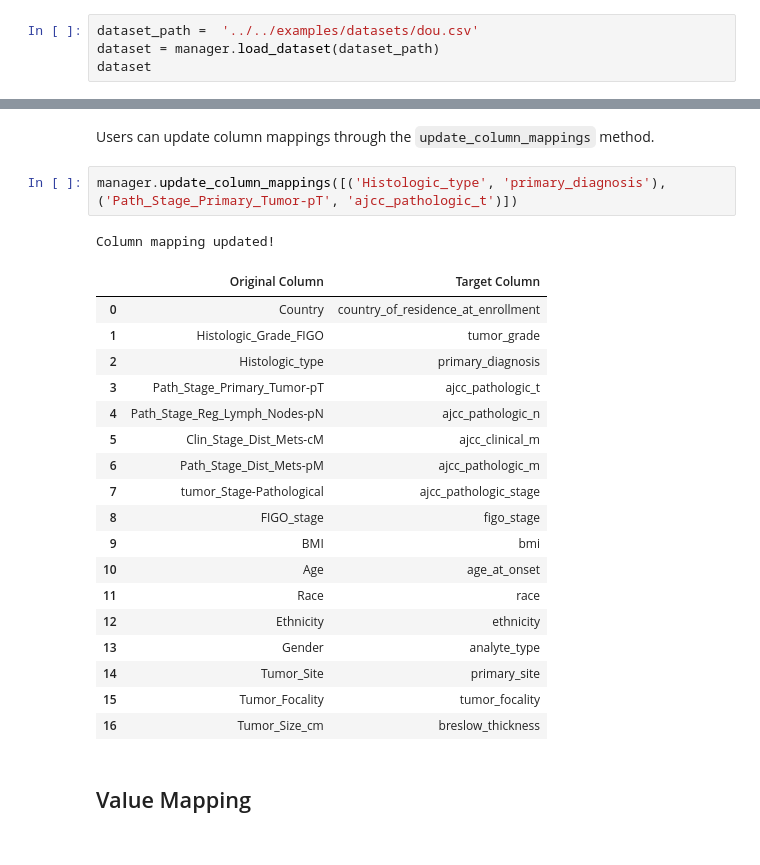
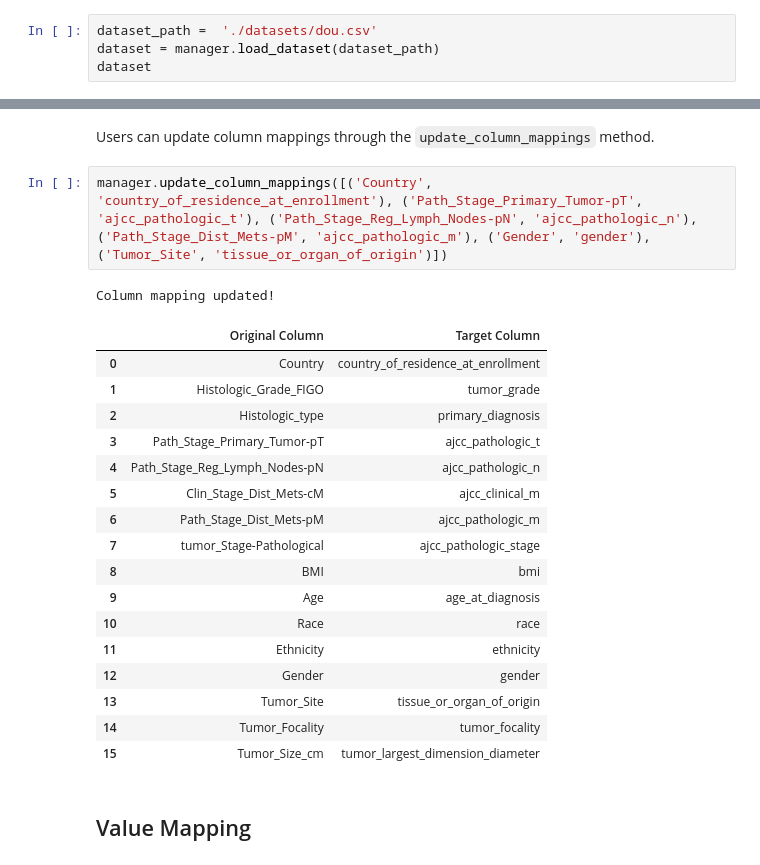
Before and after one commit to VIDA-NYU/bdi-kit, a Jupyter notebook: docs/source/getting-started.ipynb, the cells around one changed output, grey strips where cells are left out. Cells and saved outputs as stored; diff of their text form.

Commit message:
Update example

```diff
--- a/docs/source/getting-started.ipynb
+++ b/docs/source/getting-started.ipynb
@@ -11,7 +11,7 @@ In this example, we are mapping data from Dou et al. (https://pubmed.ncbi.nlm.ni
 # %%
 manager = APIManager()
 # %%
-dataset_path =  '../../examples/datasets/dou.csv'
+dataset_path =  './datasets/dou.csv'
 dataset = manager.load_dataset(dataset_path)
 dataset
 # %% [output]
@@ -90,27 +90,26 @@ column_mappings = manager.map_columns(algorithm='GPTAlgorithm')
 # %% [markdown]
 Users can update column mappings through the `update_column_mappings` method.
 # %%
-manager.update_column_mappings([('Histologic_type', 'primary_diagnosis'), ('Path_Stage_Primary_Tumor-pT', 'ajcc_pathologic_t')])
+manager.update_column_mappings([('Country', 'country_of_residence_at_enrollment'), ('Path_Stage_Primary_Tumor-pT', 'ajcc_pathologic_t'), ('Path_Stage_Reg_Lymph_Nodes-pN', 'ajcc_pathologic_n'), ('Path_Stage_Dist_Mets-pM', 'ajcc_pathologic_m'), ('Gender', 'gender'), ('Tumor_Site', 'tissue_or_organ_of_origin')])
 # %% [output]
 Column mapping updated!
 |  | Original Column | Target Column |
 | 0 | Country | country_of_residence_at_enrollment |
 | 1 | Histologic_Grade_FIGO | tumor_grade |
 | 2 | Histologic_type | primary_diagnosis |
 | 3 | Path_Stage_Primary_Tumor-pT | ajcc_pathologic_t |
 | 4 | Path_Stage_Reg_Lymph_Nodes-pN | ajcc_pathologic_n |
 | 5 | Clin_Stage_Dist_Mets-cM | ajcc_clinical_m |
 | 6 | Path_Stage_Dist_Mets-pM | ajcc_pathologic_m |
 | 7 | tumor_Stage-Pathological | ajcc_pathologic_stage |
-| 8 | FIGO_stage | figo_stage |
-| 9 | BMI | bmi |
-| 10 | Age | age_at_onset |
-| 11 | Race | race |
-| 12 | Ethnicity | ethnicity |
-| 13 | Gender | analyte_type |
-| 14 | Tumor_Site | primary_site |
-| 15 | Tumor_Focality | tumor_focality |
-| 16 | Tumor_Size_cm | breslow_thickness |
+| 8 | BMI | bmi |
+| 9 | Age | age_at_diagnosis |
+| 10 | Race | race |
+| 11 | Ethnicity | ethnicity |
+| 12 | Gender | gender |
+| 13 | Tumor_Site | tissue_or_organ_of_origin |
+| 14 | Tumor_Focality | tumor_focality |
+| 15 | Tumor_Size_cm | tumor_largest_dimension_diameter |
 # %% [markdown]
 ## Value Mapping
 # %% [markdown]
```
Also changed, not shown: parts of 6 cells of this notebook, 1 other file.
